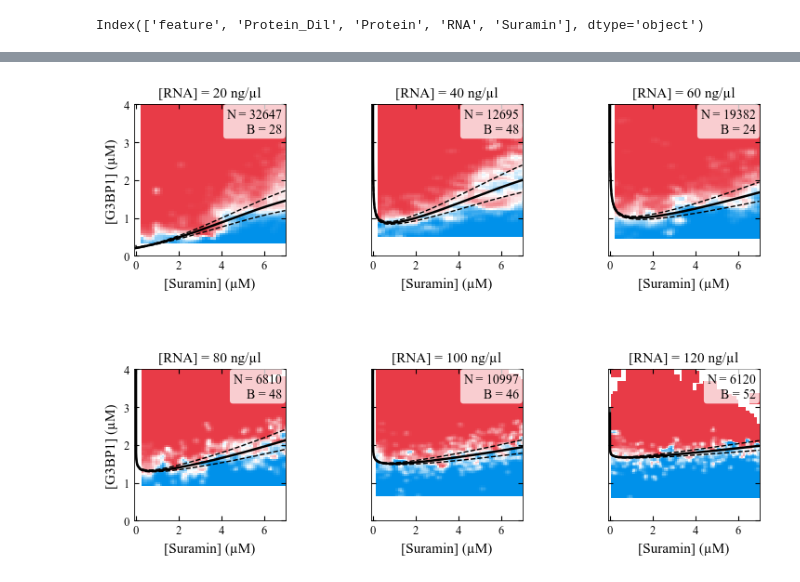
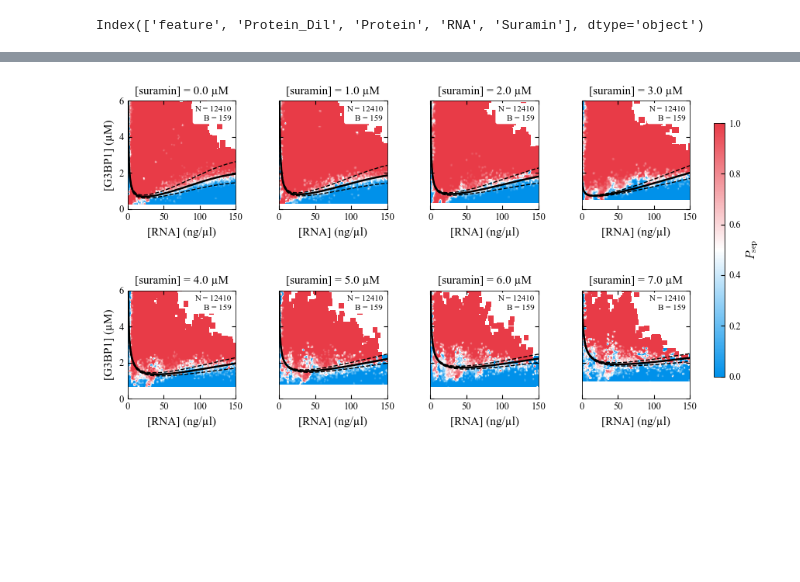
Before and after one commit to jialeqiao/Reentrant-phase-boundary, a Jupyter notebook: Figure_4.ipynb, the cells around one changed output, grey strips where cells are left out. Saved outputs shown, nothing was run; the diff lists cells and outputs as text; code cells hidden in the pictures; blank space fills up the shorter version.

```diff
--- a/Figure_4.ipynb
+++ b/Figure_4.ipynb
@@ -502,69 +523,72 @@ blue_cmap = LinearSegmentedColormap.from_list(
     ]
 )
 
-
-
-n = nslabs
-ncols = int(np.ceil(n / 2))
-nrows = 2
-
-
-panel_size = 2.8
+panel_size = 2.4
 fig = plt.figure(figsize=(panel_size * ncols, panel_size * nrows))
 axes = fig.subplots(nrows, ncols, sharey=True).flatten()
 
 for ax in axes:
     ax.set_box_aspect(1)   # ensures square axes
 
-xx = np.linspace(1e-8, 7, 5000)
+xx = np.linspace(1e-5, 150, 500)
+names = [f"{val} µM" for val in slab_values]
 
 for i, ax in enumerate(axes[:nslabs]):
-    section = SECTIONS[i]
 
     im, res = phase_separation_probability(
-        ax, section,
-        xcol="Suramin", ycol="Protein", f_col="feature",
-        bins=150, smooth_sigma=1.0,
+        ax, df,
+        xcol="RNA", ycol="Protein", f_col="feature",
+        bins=225, smooth_sigma=1.0,
+        slab_col="Suramin",
+        slab_val=slab_values[i],
+        slab_thickness=slab_thickness,
         cmap=blue_cmap, vmin=0.0, vmax=1.0
     )
 
     X_plot, y_fit, yb_lo, yb_hi = get_fit_and_envelope(
         i, xx, popt, perr, model_global, lower=lower, upper=upper
     )
 
     ax.plot(xx, y_fit, color="black", lw=1.8)
     ax.plot(xx, yb_hi, color="black", ls="--", lw=1.0)
     ax.plot(xx, yb_lo, color="black", ls="--", lw=1.0)
 
-    ax.set_xlabel("[Suramin] (µM)")
-    ax.set_xlim(-0.1, 7)
-    ax.set_ylim(0, 4)
-    ax.set_title("[RNA] = " + names[i])
-
-    # add counts box (upper-right)
-    txt = ( f"N = {ndata_total[i]}\n"  f"B = {bcount_fit[i]}" )
-
     ax.text(
-        0.98, 0.98, txt,
+        0.96, 0.96, txt,
         transform=ax.transAxes,
-        ha="right", va="top",
-        fontsize=10,
-        bbox=dict(boxstyle="round,pad=0.25", facecolor="white", edgecolor="none", alpha=0.75),
+        ha="right",
+        va="top",
+        fontsize=8,
+        bbox=dict(boxstyle="round,pad=0.25", facecolor="white", edgecolor="none", alpha=1.0),
         zorder=10
     )
 
+    ax.set_xlabel("[RNA] (ng/µl)")
+    ax.set_title("[suramin] = " + names[i])
+    ax.set_xlim(0, 150)
+
 axes[0].set_ylabel("[G3BP1] (µM)")
-axes[3].set_ylabel("[G3BP1] (µM)")
+axes[4].set_ylabel("[G3BP1] (µM)")
+
+for ax in axes[nslabs:]:
+    ax.remove()
+
+plt.ylim(0, 6)
 
 plt.subplots_adjust(
     left=0.12,
-    right=0.98,
+    right=0.90,   # leave room for colorbar on far right
     bottom=0.10,
     top=0.90,
-    wspace=0.20,   # horizontal spacing
-    hspace=0.75    # vertical spacing
+    wspace=0.20,
+    hspace=0.75
 )
 
+# rightmost colorbar
+cax = fig.add_axes([0.92, 0.16, 0.015, 0.68])   # [left, bottom, width, height]
+cbar = fig.colorbar(im, cax=cax)
+cbar.set_label(r"$P_{\mathrm{sep}}$")
+
 plt.show()
 # %% [output]
-[figure, old version]
+[figure, new version]
```
Also changed, not shown: parts of 18 cells of this notebook, 3 other files.
